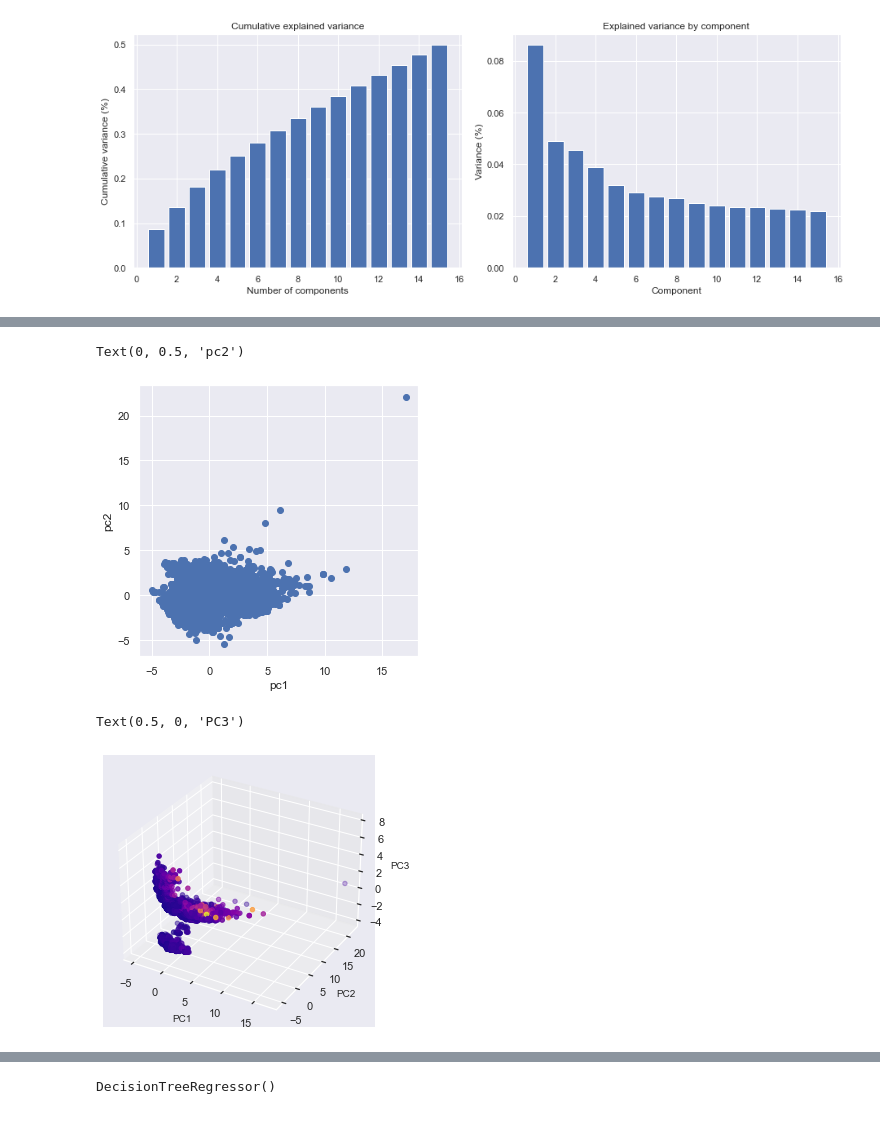
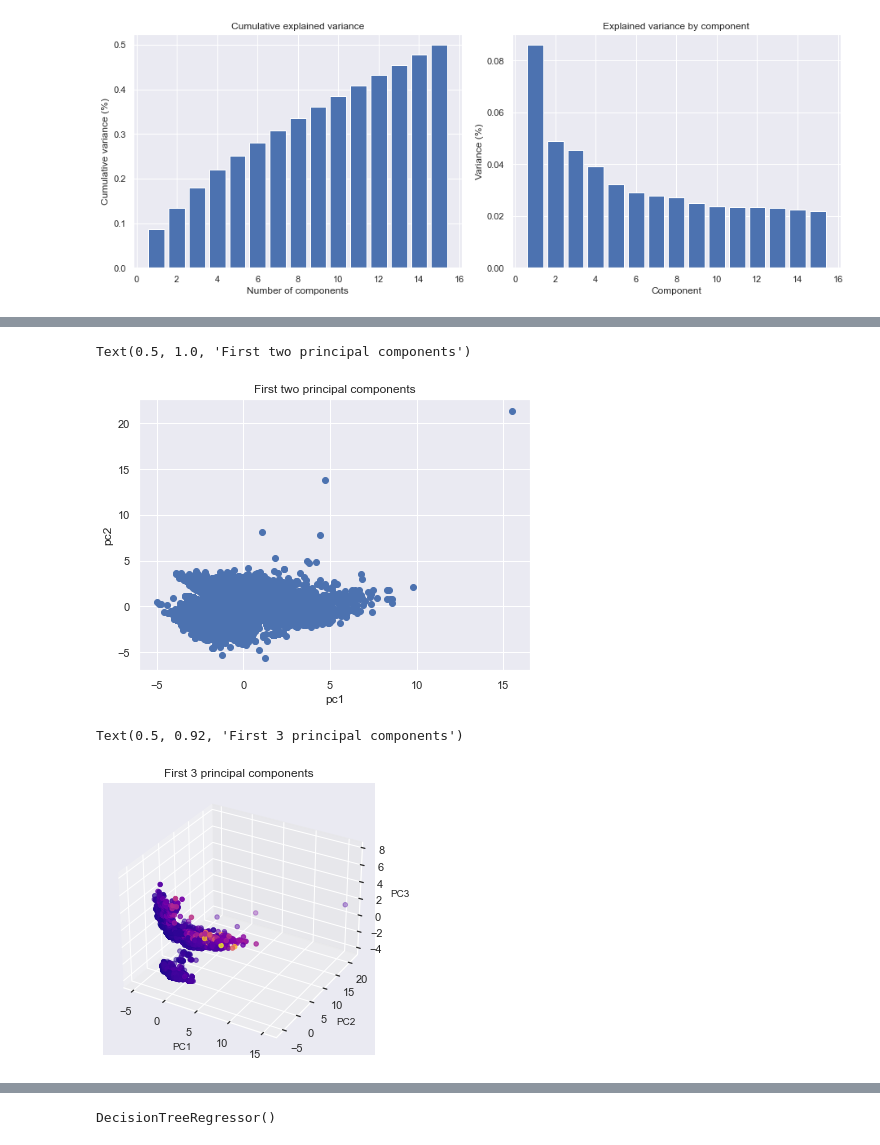
Before and after one commit to rowedata/Capstone1, a Jupyter notebook: Modeling.ipynb, the cells around one changed output, grey strips where cells are left out. Saved outputs shown, nothing was run; the diff lists cells and outputs as text; code cells hidden in the pictures.

```diff
--- a/Modeling.ipynb
+++ b/Modeling.ipynb
@@ -301,15 +298,15 @@ array([ 2.22044605e-16,  2.65898941e-01,  4.19250711e-01,  3.90305030e-01,
 # %%
-plt.figure(figsize=(5,5))
+plt.figure(figsize=(7,5))
 plt.scatter(x[:,0], x[:,1])
-
 plt.xlabel('pc1')
 plt.ylabel('pc2')
+plt.title("First two principal components")
 # %% [output]
-Text(0, 0.5, 'pc2')
+Text(0.5, 1.0, 'First two principal components')
-[figure, old version]
+[figure, new version]
 # %%
 from mpl_toolkits.mplot3d import Axes3D
-fig = plt.figure(figsize=(5,5))
+fig = plt.figure(figsize=(7,5))
 
 # choose projection 3d for creating a 3d graph
 axis = fig.add_subplot(111, projection='3d')
@@ -319,9 +316,10 @@ axis.scatter(x[:,0],x[:,1],x[:,2], c=y_train, cmap='plasma')
 axis.set_xlabel("PC1", fontsize=10)
 axis.set_ylabel("PC2", fontsize=10)
 axis.set_zlabel("PC3", fontsize=10)
+plt.title("First 3 principal components")
 # %% [output]
-Text(0.5, 0, 'PC3')
+Text(0.5, 0.92, 'First 3 principal components')
-[figure, old version]
+[figure, new version]
 # %%
 # check how much variance is explained by each principal component
 print(principal.explained_variance_ratio_)
```
Also changed, not shown: parts of 83 cells of this notebook.
